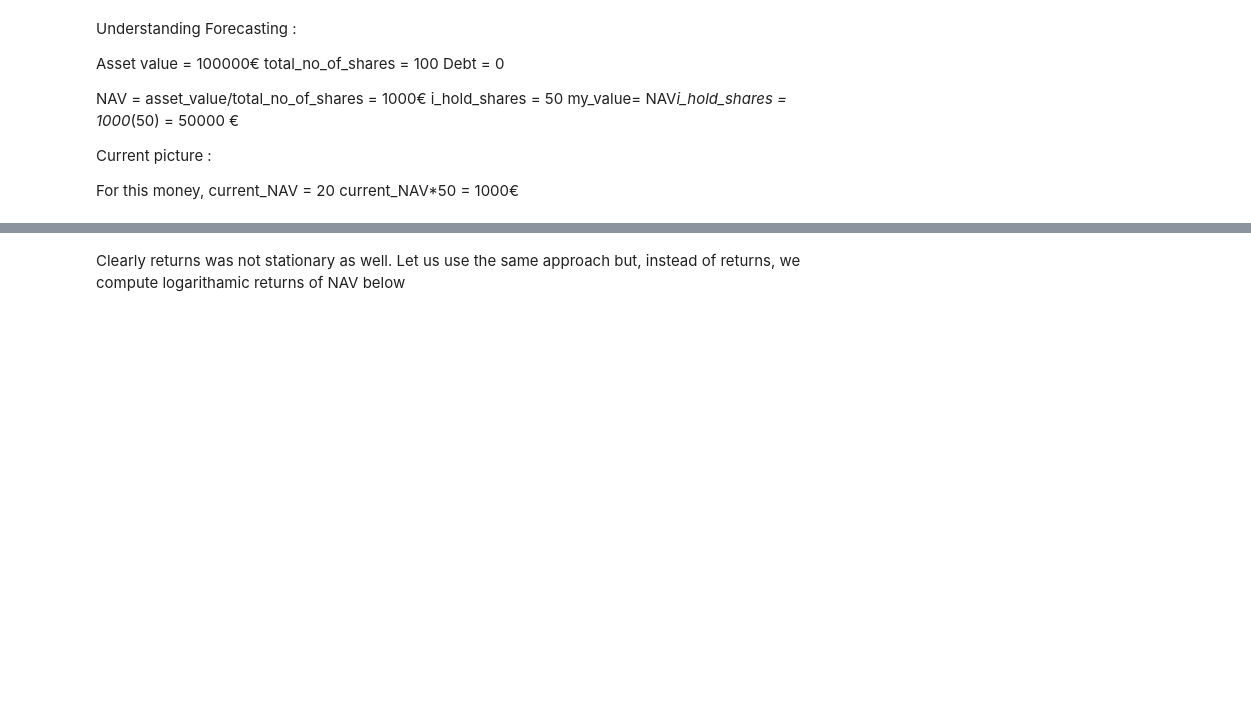
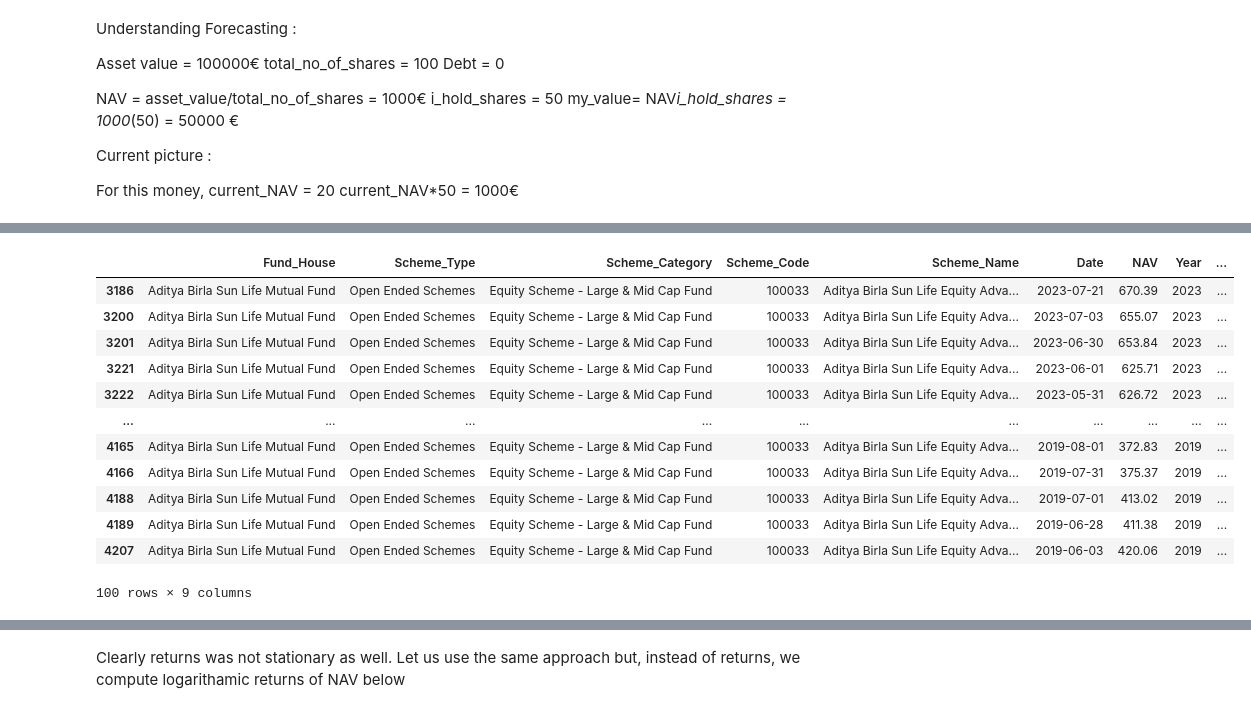
Before and after one commit to tamraparani/mutual_funds, a Jupyter notebook: notebooks/starter-notebook.ipynb, the cells around one changed output, grey strips where cells are left out. Cells and saved outputs as stored; diff of their text form; code cells hidden in the pictures; blank space fills up the shorter version.

```diff
--- a/notebooks/starter-notebook.ipynb
+++ b/notebooks/starter-notebook.ipynb
@@ -270,0 +316,16 @@ mf.describe()
+# %%
+mf.head(100)
+# %% [output]
+|  | Fund_House | Scheme_Type | Scheme_Category | Scheme_Code | Scheme_Name | Date | NAV | Year | ... |
+| 3186 | Aditya Birla Sun Life Mutual Fund | Open Ended Schemes | Equity Scheme - Large & Mid Cap Fund | 100033 | Aditya Birla Sun Life Equity Adva... | 2023-07-21 | 670.39 | 2023 | ... |
+| 3200 | Aditya Birla Sun Life Mutual Fund | Open Ended Schemes | Equity Scheme - Large & Mid Cap Fund | 100033 | Aditya Birla Sun Life Equity Adva... | 2023-07-03 | 655.07 | 2023 | ... |
+| 3201 | Aditya Birla Sun Life Mutual Fund | Open Ended Schemes | Equity Scheme - Large & Mid Cap Fund | 100033 | Aditya Birla Sun Life Equity Adva... | 2023-06-30 | 653.84 | 2023 | ... |
+| 3221 | Aditya Birla Sun Life Mutual Fund | Open Ended Schemes | Equity Scheme - Large & Mid Cap Fund | 100033 | Aditya Birla Sun Life Equity Adva... | 2023-06-01 | 625.71 | 2023 | ... |
+| 3222 | Aditya Birla Sun Life Mutual Fund | Open Ended Schemes | Equity Scheme - Large & Mid Cap Fund | 100033 | Aditya Birla Sun Life Equity Adva... | 2023-05-31 | 626.72 | 2023 | ... |
+| ... | ... | ... | ... | ... | ... | ... | ... | ... | ... |
+| 4165 | Aditya Birla Sun Life Mutual Fund | Open Ended Schemes | Equity Scheme - Large & Mid Cap Fund | 100033 | Aditya Birla Sun Life Equity Adva... | 2019-08-01 | 372.83 | 2019 | ... |
+| 4166 | Aditya Birla Sun Life Mutual Fund | Open Ended Schemes | Equity Scheme - Large & Mid Cap Fund | 100033 | Aditya Birla Sun Life Equity Adva... | 2019-07-31 | 375.37 | 2019 | ... |
+| 4188 | Aditya Birla Sun Life Mutual Fund | Open Ended Schemes | Equity Scheme - Large & Mid Cap Fund | 100033 | Aditya Birla Sun Life Equity Adva... | 2019-07-01 | 413.02 | 2019 | ... |
+| 4189 | Aditya Birla Sun Life Mutual Fund | Open Ended Schemes | Equity Scheme - Large & Mid Cap Fund | 100033 | Aditya Birla Sun Life Equity Adva... | 2019-06-28 | 411.38 | 2019 | ... |
+| 4207 | Aditya Birla Sun Life Mutual Fund | Open Ended Schemes | Equity Scheme - Large & Mid Cap Fund | 100033 | Aditya Birla Sun Life Equity Adva... | 2019-06-03 | 420.06 | 2019 | ... |
+100 rows × 9 columns
```
Also changed, not shown: parts of 21 cells of this notebook.
